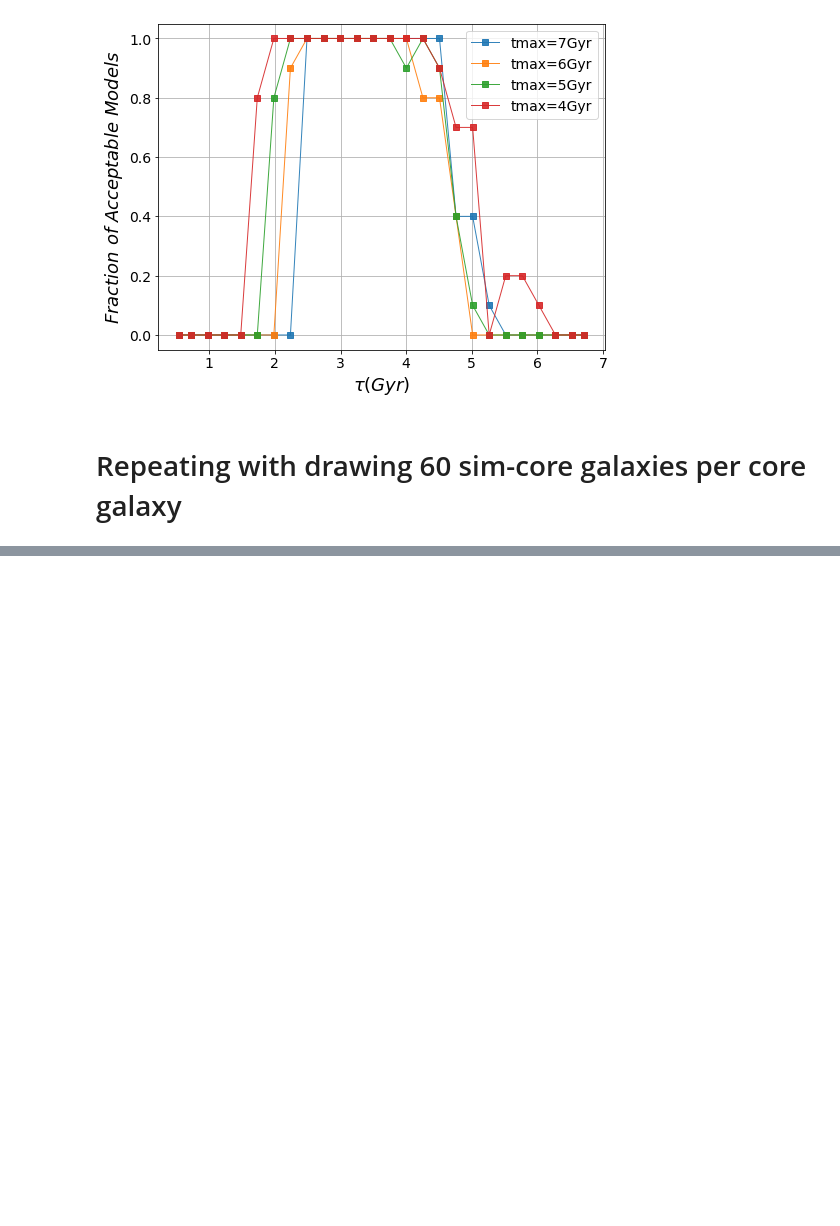
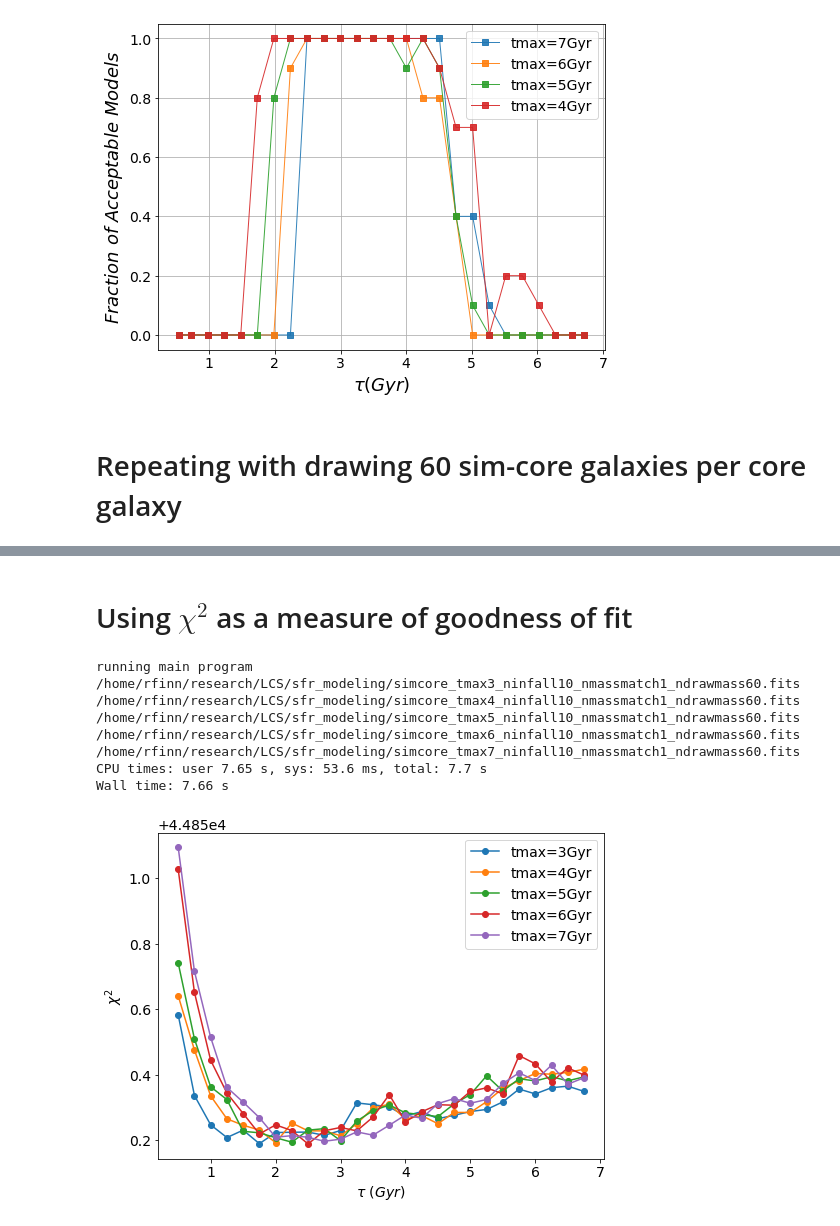
Before and after one commit to rfinn/LCS, a Jupyter notebook: notebooks/sfr-modeling-paper2.ipynb, the cells around one changed output, grey strips where cells are left out. Saved outputs shown, nothing was run; the diff lists cells and outputs as text; code cells hidden in the pictures; blank space fills up the shorter version.

```diff
--- a/notebooks/sfr-modeling-paper2.ipynb
+++ b/notebooks/sfr-modeling-paper2.ipynb
@@ -956,0 +1006,16 @@ t3_ndraw60 = run_sim(taumax=7,nstep_tau=26,nrandom=10,nmassmatch=1,ndrawmass=60,
+# %% [markdown]
+# Using $\chi^2$ as a measure of goodness of fit
+# %%
+%%time
+os.chdir('/home/rfinn/research/LCS/sfr_modeling/')
+%run /home/rfinn/github/LCS/python/sfr_sim_max_liklihood.py
+# %% [output]
+running main program
+/home/rfinn/research/LCS/sfr_modeling/simcore_tmax3_ninfall10_nmassmatch1_ndrawmass60.fits
+/home/rfinn/research/LCS/sfr_modeling/simcore_tmax4_ninfall10_nmassmatch1_ndrawmass60.fits
+/home/rfinn/research/LCS/sfr_modeling/simcore_tmax5_ninfall10_nmassmatch1_ndrawmass60.fits
+/home/rfinn/research/LCS/sfr_modeling/simcore_tmax6_ninfall10_nmassmatch1_ndrawmass60.fits
+/home/rfinn/research/LCS/sfr_modeling/simcore_tmax7_ninfall10_nmassmatch1_ndrawmass60.fits
+CPU times: user 7.65 s, sys: 53.6 ms, total: 7.7 s
+Wall time: 7.66 s
+[figure, added]
```
Also changed, not shown: parts of 8 cells of this notebook, 1 other file.
